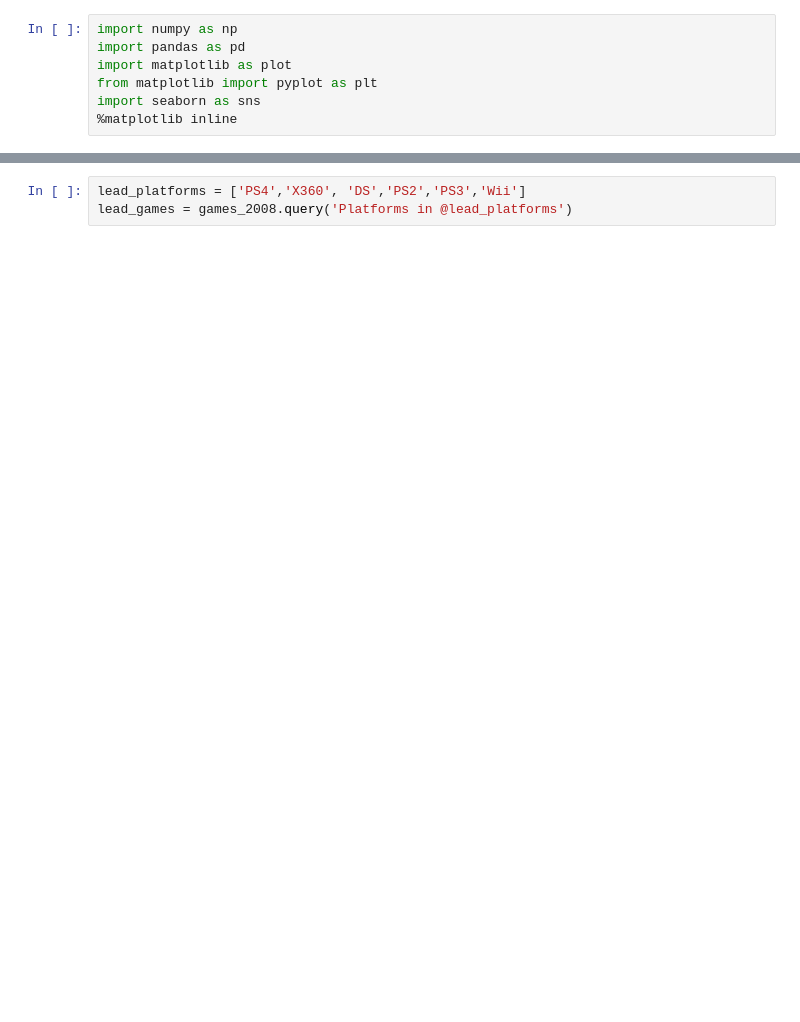
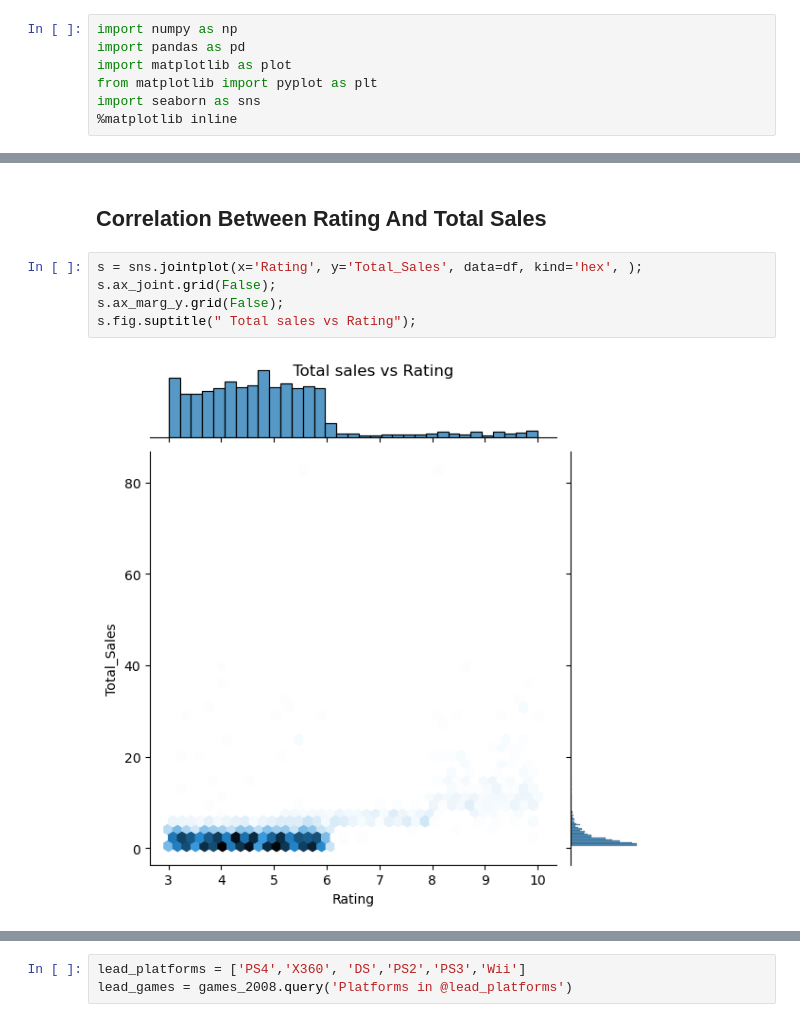
Before and after one commit to oshri1997/Games_Data_Science, a Jupyter notebook: EDA.ipynb, the cells around one changed output, grey strips where cells are left out. Drawn from its saved outputs; the diff is of its cells as text; blank space fills up the shorter version.

```diff
--- a/EDA.ipynb
+++ b/EDA.ipynb
@@ -43,0 +48,9 @@ plt.show()
+# %% [markdown]
+## Correlation Between Rating And Total Sales
+# %%
+s = sns.jointplot(x='Rating', y='Total_Sales', data=df, kind='hex', );
+s.ax_joint.grid(False);
+s.ax_marg_y.grid(False);
+s.fig.suptitle(" Total sales vs Rating");
+# %% [output]
+[figure, added]
```
Also changed, not shown: parts of 15 cells of this notebook, 1 other file.
